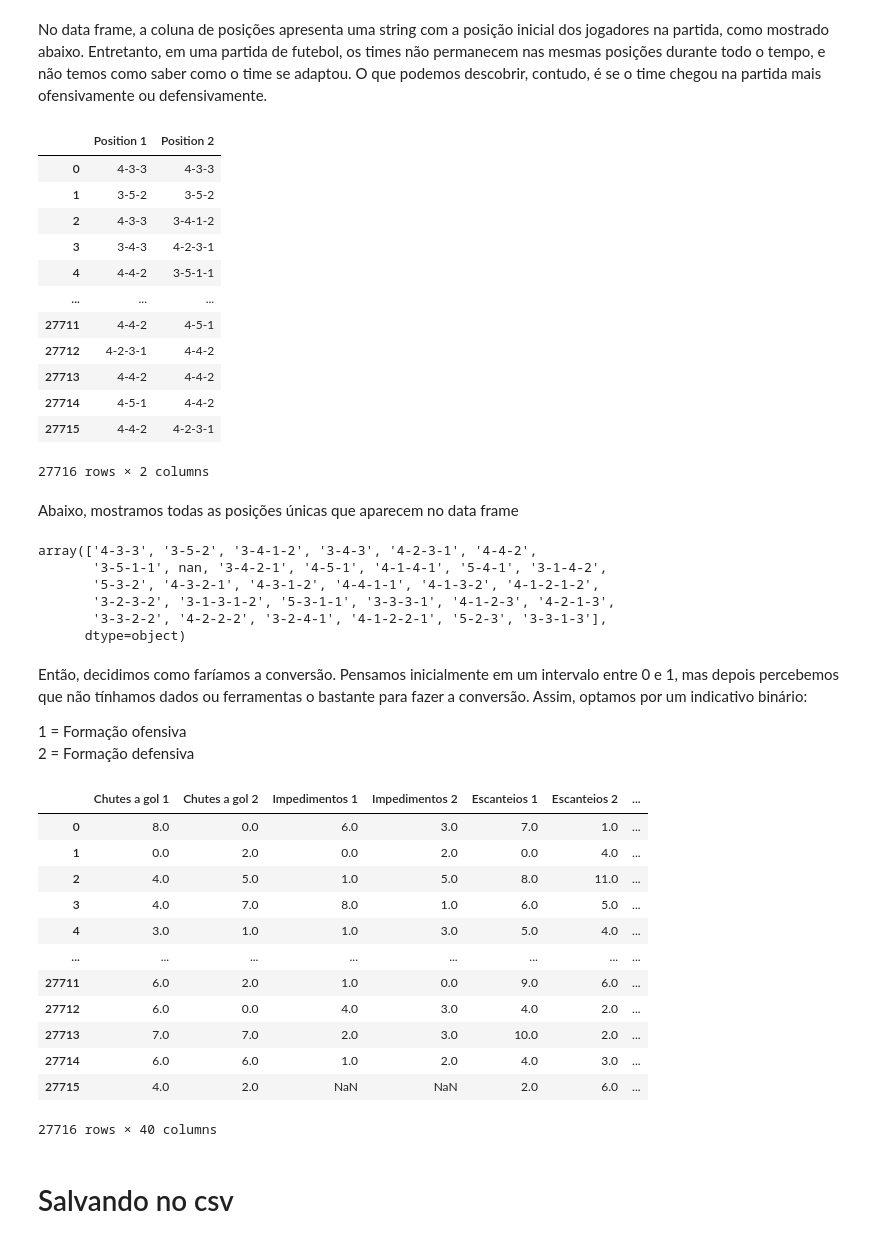
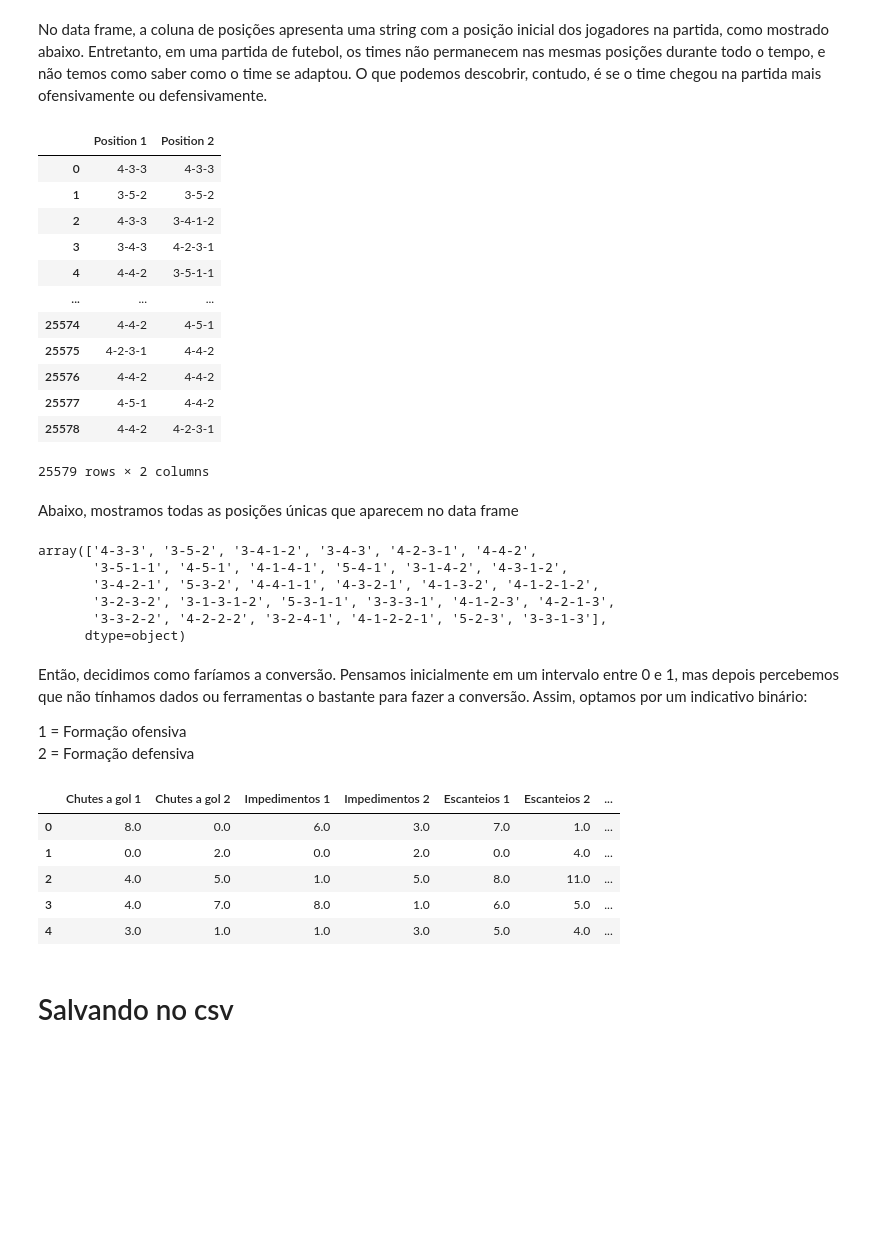
Before and after one commit to joaaosc/PS-2025.1-Oscar, a Jupyter notebook: EDA/[5] Positions.ipynb, the cells around one changed output. Saved outputs shown, nothing was run; the diff lists cells and outputs as text; code cells hidden in the pictures; blank space fills up the shorter version.

```diff
--- a/EDA/[5] Positions.ipynb
+++ b/EDA/[5] Positions.ipynb
@@ -20,7 +20,7 @@ from AnaliseExploratoria_functions import position_to_binary
 **Leitura do Arquivo:**
 # %%
 current_path = os.path.dirname(os.getcwd())
-csv_path = (current_path + '/Data/campeonatos_futebol_atualizacao.csv')
+csv_path = (current_path + '/Data/campeonatos_futebol_sem_NaN_1.csv')
 df = pd.read_csv(csv_path)
 # %% [markdown]
 # Tratando a coluna de Posições
@@ -36,12 +36,12 @@ df[['Position 1', 'Position 2']]
 | 3 | 3-4-3 | 4-2-3-1 |
 | 4 | 4-4-2 | 3-5-1-1 |
 | ... | ... | ... |
-| 27711 | 4-4-2 | 4-5-1 |
-| 27712 | 4-2-3-1 | 4-4-2 |
-| 27713 | 4-4-2 | 4-4-2 |
-| 27714 | 4-5-1 | 4-4-2 |
-| 27715 | 4-4-2 | 4-2-3-1 |
+| 25574 | 4-4-2 | 4-5-1 |
+| 25575 | 4-2-3-1 | 4-4-2 |
+| 25576 | 4-4-2 | 4-4-2 |
+| 25577 | 4-5-1 | 4-4-2 |
+| 25578 | 4-4-2 | 4-2-3-1 |
-27716 rows × 2 columns
+25579 rows × 2 columns
 # %% [markdown]
 Abaixo, mostramos todas as posições únicas que aparecem no data frame
 # %%
@@ -51,8 +51,8 @@ all_formations = pd.unique(
 all_formations
 # %% [output]
 array(['4-3-3', '3-5-2', '3-4-1-2', '3-4-3', '4-2-3-1', '4-4-2',
-       '3-5-1-1', nan, '3-4-2-1', '4-5-1', '4-1-4-1', '5-4-1', '3-1-4-2',
-       '5-3-2', '4-3-2-1', '4-3-1-2', '4-4-1-1', '4-1-3-2', '4-1-2-1-2',
+       '3-5-1-1', '4-5-1', '4-1-4-1', '5-4-1', '3-1-4-2', '4-3-1-2',
+       '3-4-2-1', '5-3-2', '4-4-1-1', '4-3-2-1', '4-1-3-2', '4-1-2-1-2',
        '3-2-3-2', '3-1-3-1-2', '5-3-1-1', '3-3-3-1', '4-1-2-3', '4-2-1-3',
        '3-3-2-2', '4-2-2-2', '3-2-4-1', '4-1-2-2-1', '5-2-3', '3-3-1-3'],
       dtype=object)
@@ -62,20 +62,14 @@ Então, decidimos como faríamos a conversão. Pensamos inicialmente em um inter
 1 = Formação ofensiva
 2 = Formação defensiva
 # %%
-position_to_binary(df,['Position 1','Position 2'], replace = True)
+df = position_to_binary(df,['Position 1','Position 2'], replace = True)
+df.head()
 # %% [output]
 |  | Chutes a gol 1 | Chutes a gol 2 | Impedimentos 1 | Impedimentos 2 | Escanteios 1 | Escanteios 2 | ... |
 | 0 | 8.0 | 0.0 | 6.0 | 3.0 | 7.0 | 1.0 | ... |
 | 1 | 0.0 | 2.0 | 0.0 | 2.0 | 0.0 | 4.0 | ... |
 | 2 | 4.0 | 5.0 | 1.0 | 5.0 | 8.0 | 11.0 | ... |
 | 3 | 4.0 | 7.0 | 8.0 | 1.0 | 6.0 | 5.0 | ... |
 | 4 | 3.0 | 1.0 | 1.0 | 3.0 | 5.0 | 4.0 | ... |
-| ... | ... | ... | ... | ... | ... | ... | ... |
-| 27711 | 6.0 | 2.0 | 1.0 | 0.0 | 9.0 | 6.0 | ... |
-| 27712 | 6.0 | 0.0 | 4.0 | 3.0 | 4.0 | 2.0 | ... |
-| 27713 | 7.0 | 7.0 | 2.0 | 3.0 | 10.0 | 2.0 | ... |
-| 27714 | 6.0 | 6.0 | 1.0 | 2.0 | 4.0 | 3.0 | ... |
-| 27715 | 4.0 | 2.0 | NaN | NaN | 2.0 | 6.0 | ... |
-27716 rows × 40 columns
 # %% [markdown]
 # Salvando no csv
```
Also changed, not shown: parts of 3 cells of this notebook, 11 other files.
